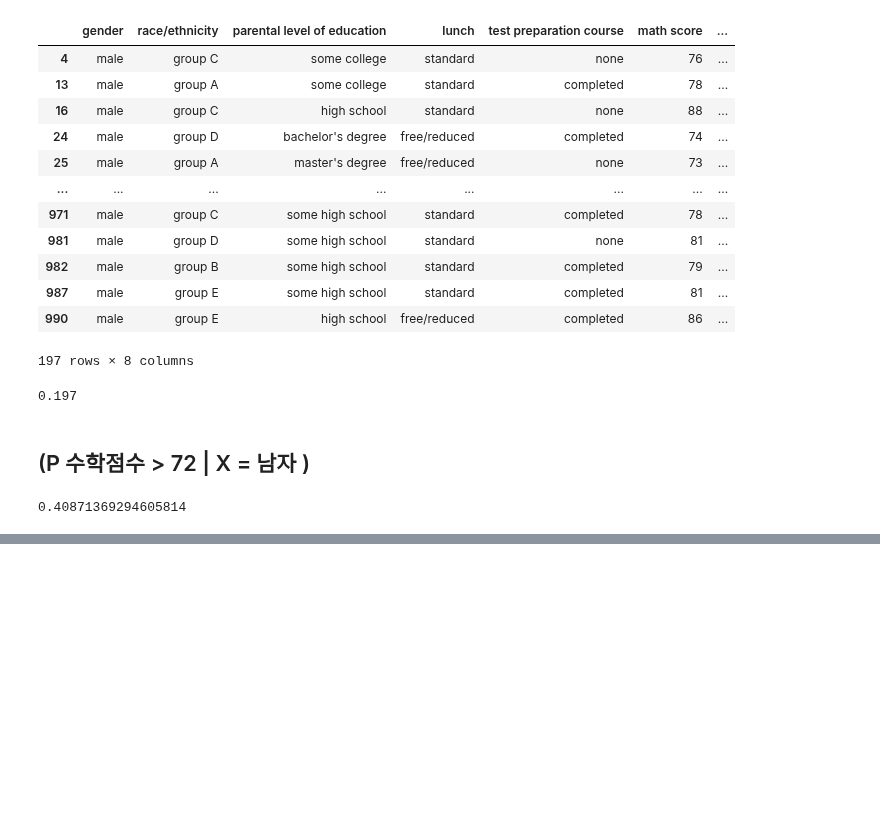
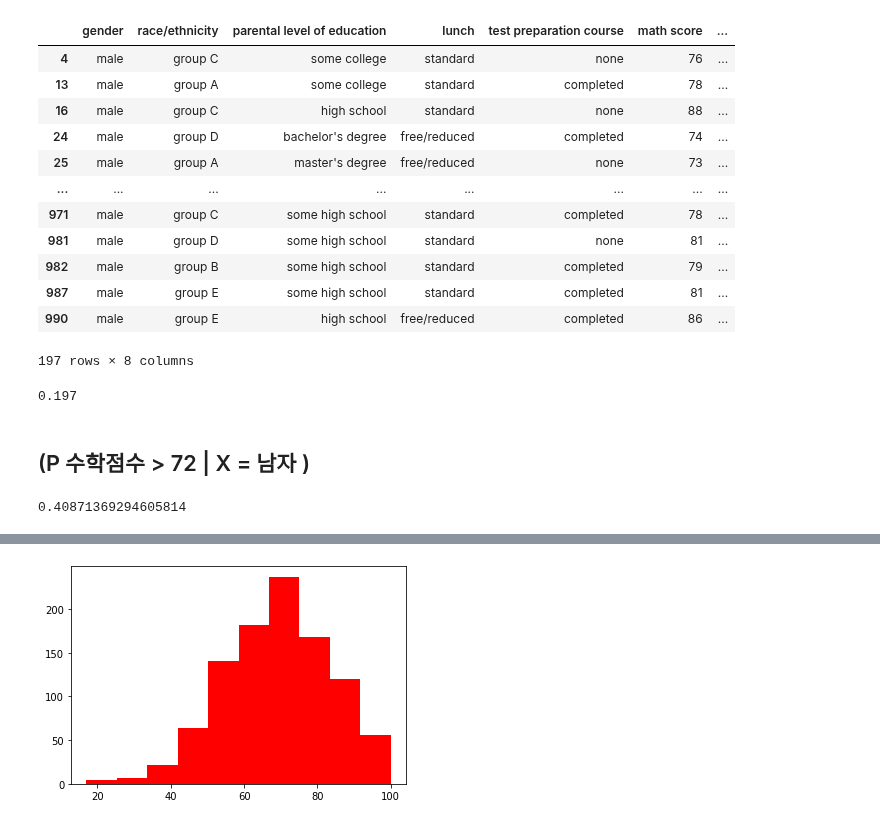
Before and after one commit to seoinhyeok96/python_data_class, a Jupyter notebook: 기초통계 수업 /2 days.ipynb, the cells around one changed output, grey strips where cells are left out. Saved outputs shown, nothing was run; the diff lists cells and outputs as text; code cells hidden in the pictures; blank space fills up the shorter version.

```diff
--- a/기초통계 수업 /2 days.ipynb
+++ b/기초통계 수업 /2 days.ipynb
@@ -138,0 +161,5 @@ p_man72/p_man
+# %%
+plt.hist(df["reading score"],color='r')
+plt.show()
+# %% [output]
+[figure, added]
```
Also changed, not shown: parts of 5 cells of this notebook.
